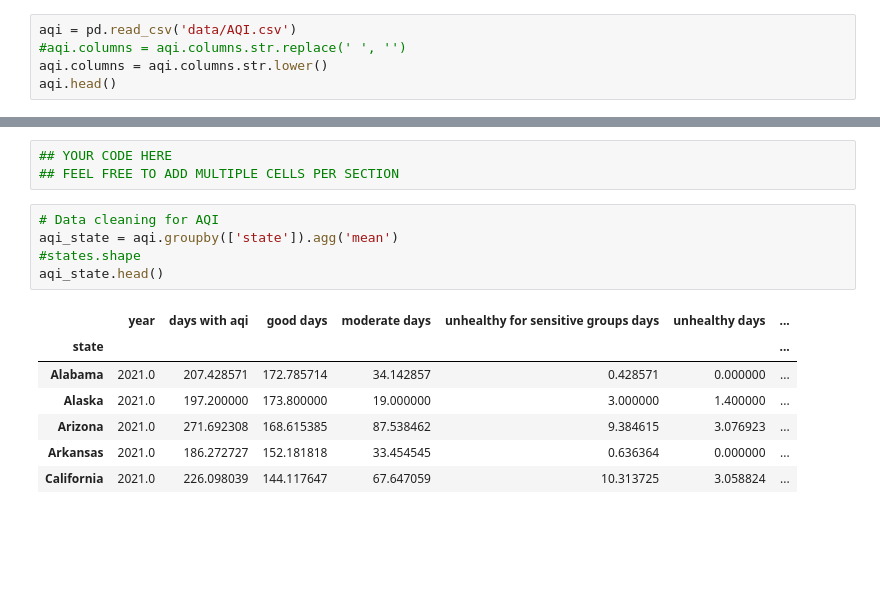
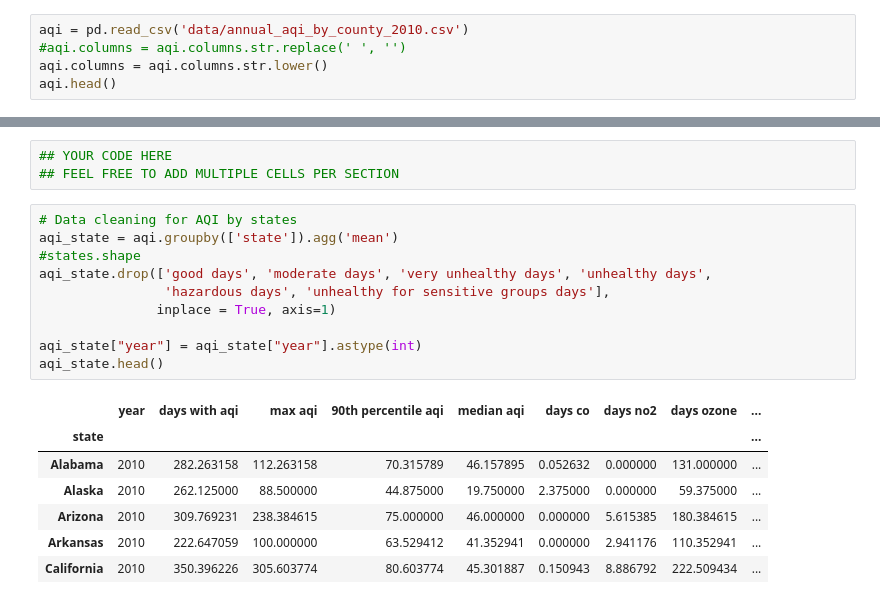
Before and after one commit to tintrungp/COGS108_Repo, a Jupyter notebook: DataCheckpointGroup017Sp22.ipynb, the cells around one changed output, grey strips where cells are left out. Drawn from its saved outputs; the diff is of its cells as text; blank space fills up the shorter version.

```diff
--- a/DataCheckpointGroup017Sp22.ipynb
+++ b/DataCheckpointGroup017Sp22.ipynb
@@ -63,7 +63,7 @@ df.head()
 - Since the data comes by counties within states we can extract the counties for all california and merge with our county_cancer data.
 - We can also take the mean of all counties for each state and combine with the asthma data by states.
 # %%
-aqi = pd.read_csv('data/AQI.csv')
+aqi = pd.read_csv('data/annual_aqi_by_county_2010.csv')
 #aqi.columns = aqi.columns.str.replace(' ', '')
 aqi.columns = aqi.columns.str.lower()
 aqi.head()
@@ -104,15 +104,20 @@ Describe your data cleaning steps here.
 ## YOUR CODE HERE
 ## FEEL FREE TO ADD MULTIPLE CELLS PER SECTION
 # %%
-# Data cleaning for AQI
+# Data cleaning for AQI by states
 aqi_state = aqi.groupby(['state']).agg('mean')
 #states.shape
+aqi_state.drop(['good days', 'moderate days', 'very unhealthy days', 'unhealthy days',
+                'hazardous days', 'unhealthy for sensitive groups days'],
+               inplace = True, axis=1)
+
+aqi_state["year"] = aqi_state["year"].astype(int)
 aqi_state.head()
 # %% [output]
-|  | year | days with aqi | good days | moderate days | unhealthy for sensitive groups days | unhealthy days | ... |
-| state |  |  |  |  |  |  | ... |
-| Alabama | 2021.0 | 207.428571 | 172.785714 | 34.142857 | 0.428571 | 0.000000 | ... |
-| Alaska | 2021.0 | 197.200000 | 173.800000 | 19.000000 | 3.000000 | 1.400000 | ... |
-| Arizona | 2021.0 | 271.692308 | 168.615385 | 87.538462 | 9.384615 | 3.076923 | ... |
-| Arkansas | 2021.0 | 186.272727 | 152.181818 | 33.454545 | 0.636364 | 0.000000 | ... |
-| California | 2021.0 | 226.098039 | 144.117647 | 67.647059 | 10.313725 | 3.058824 | ... |
+|  | year | days with aqi | max aqi | 90th percentile aqi | median aqi | days co | days no2 | days ozone | ... |
+| state |  |  |  |  |  |  |  |  | ... |
+| Alabama | 2010 | 282.263158 | 112.263158 | 70.315789 | 46.157895 | 0.052632 | 0.000000 | 131.000000 | ... |
+| Alaska | 2010 | 262.125000 | 88.500000 | 44.875000 | 19.750000 | 2.375000 | 0.000000 | 59.375000 | ... |
+| Arizona | 2010 | 309.769231 | 238.384615 | 75.000000 | 46.000000 | 0.000000 | 5.615385 | 180.384615 | ... |
+| Arkansas | 2010 | 222.647059 | 100.000000 | 63.529412 | 41.352941 | 0.000000 | 2.941176 | 110.352941 | ... |
+| California | 2010 | 350.396226 | 305.603774 | 80.603774 | 45.301887 | 0.150943 | 8.886792 | 222.509434 | ... |
```
Also changed, not shown: parts of 7 cells of this notebook, 1 other file.
